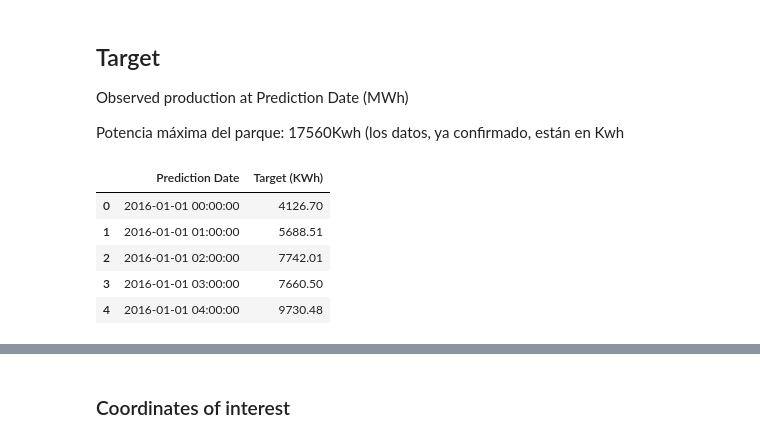
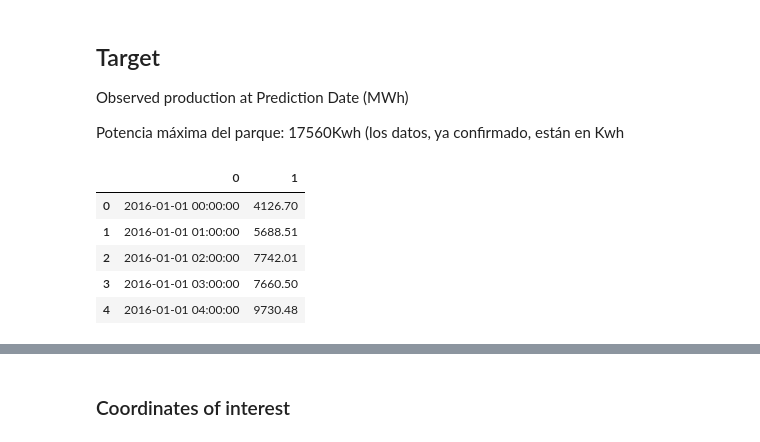
Before and after one commit to ignaciocordova/masters_thesis, a Jupyter notebook: arena/preparing_data/data_exploration.ipynb, the cells around one changed output, grey strips where cells are left out. Saved outputs shown, nothing was run; the diff lists cells and outputs as text; code cells hidden in the pictures.

```diff
--- a/arena/preparing_data/data_exploration.ipynb
+++ b/arena/preparing_data/data_exploration.ipynb
@@ -47,11 +47,10 @@ Observed production at Prediction Date (MWh)
 Potencia máxima del parque: 17560Kwh (los datos, ya confirmado, están en Kwh
 # %%
 target_df = pd.read_csv('EjemploTarget.csv',
-                        header=None,
-                        names=['Prediction Date','Target (KWh)'])
+                        header=None)
 target_df.head()
 # %% [output]
-|  | Prediction Date | Target (KWh) |
+|  | 0 | 1 |
 | 0 | 2016-01-01 00:00:00 | 4126.70 |
 | 1 | 2016-01-01 01:00:00 | 5688.51 |
 | 2 | 2016-01-01 02:00:00 | 7742.01 |
```
Also changed, not shown: parts of 8 cells of this notebook, 5 other files.
